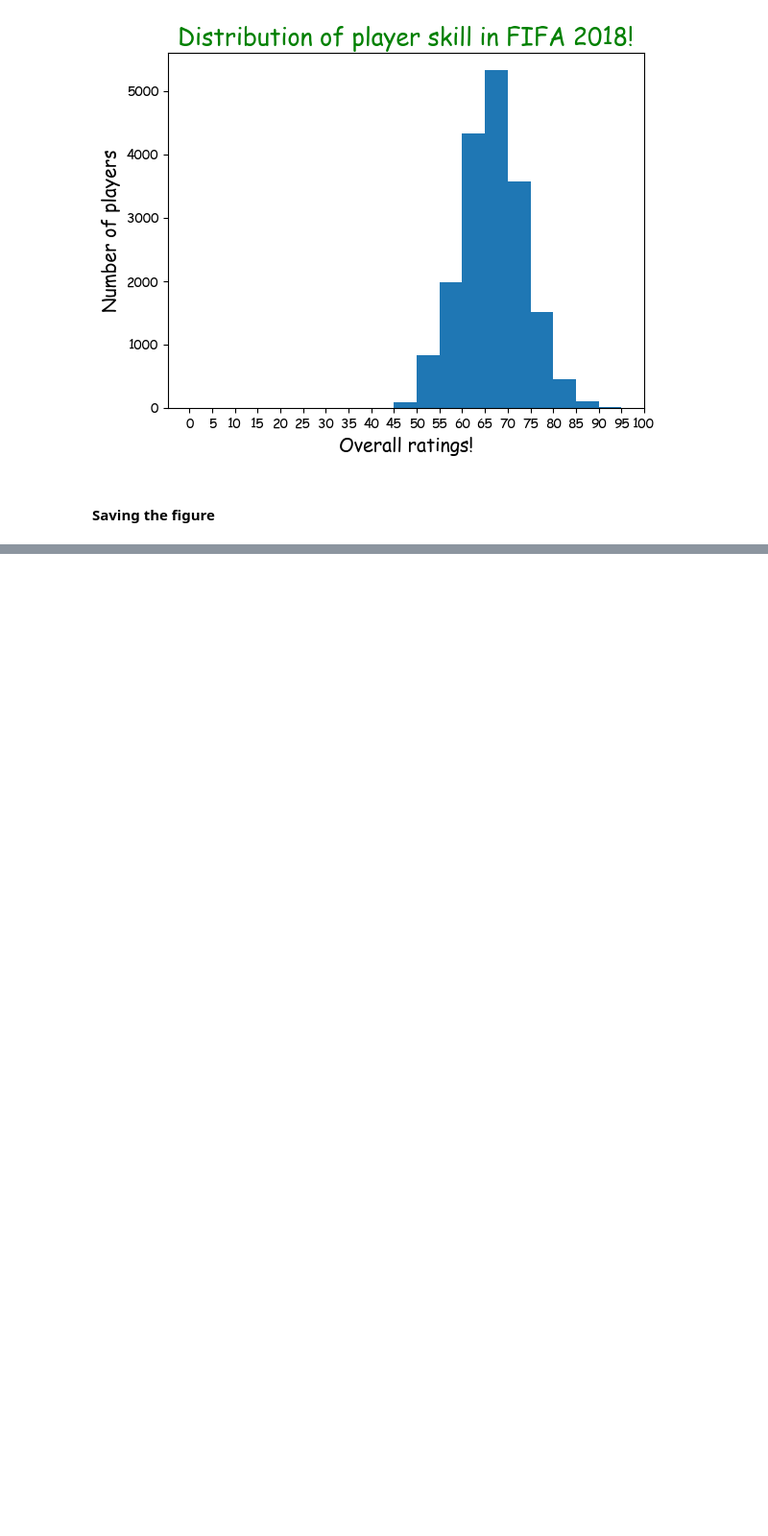
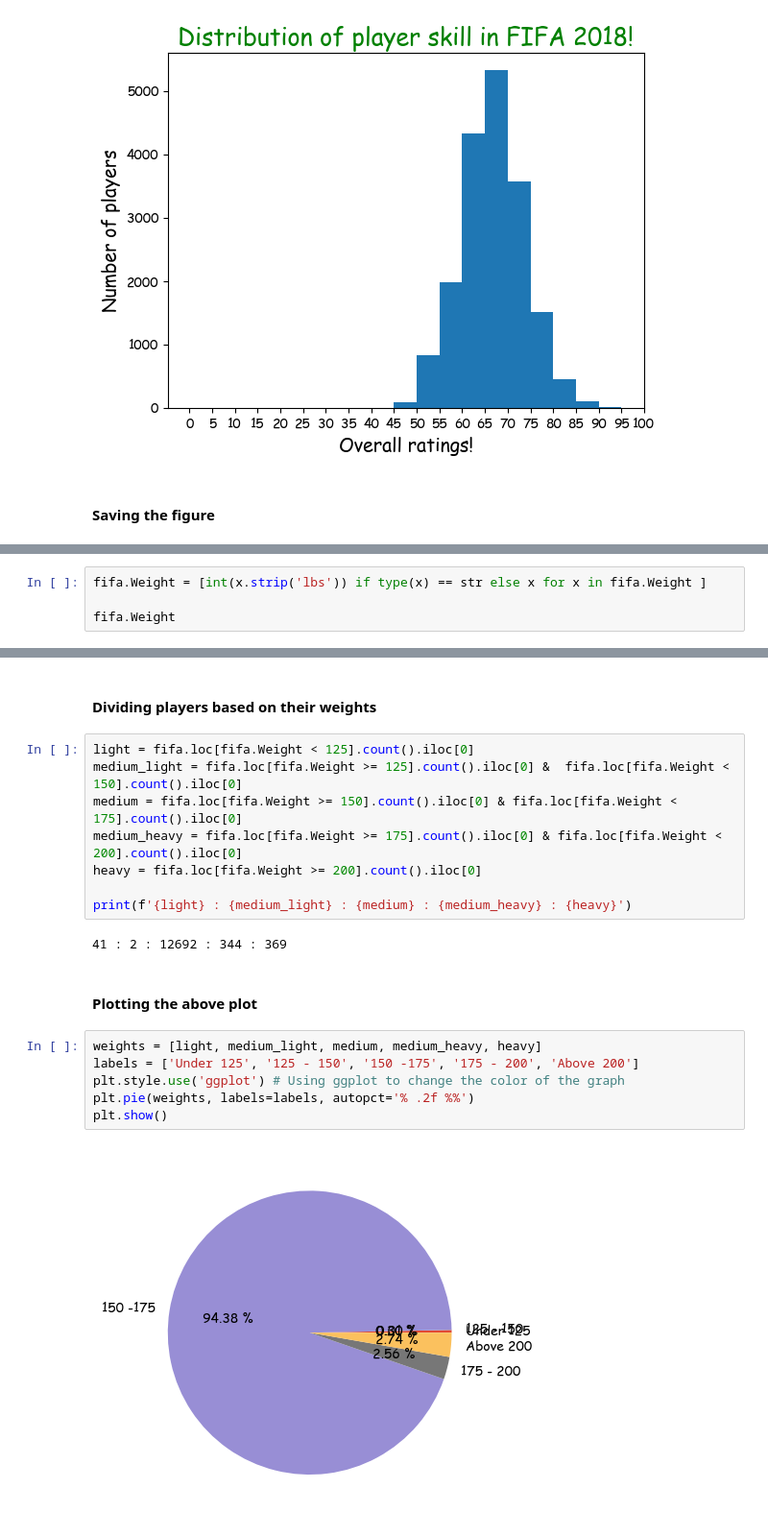
Before and after one commit to whoseunassailable/understanding_of_matplotlib, a Jupyter notebook: understanding_matplotlib.ipynb, the cells around one changed output, grey strips where cells are left out. Shown at 96% size. Cells and saved outputs as stored; diff of their text form; blank space fills up the shorter version.

```diff
--- a/understanding_matplotlib.ipynb
+++ b/understanding_matplotlib.ipynb
@@ -556,0 +619,4 @@ TypeError: Figure.savefig() missing 1 required positional argument: 'fname'
+# %%
+fifa.Weight = [int(x.strip('lbs')) if type(x) == str else x for x in fifa.Weight ]
+
+fifa.Weight
@@ -556,0 +636,22 @@ TypeError: Figure.savefig() missing 1 required positional argument: 'fname'
+# %% [markdown]
+#### Dividing players based on their weights
+# %%
+light = fifa.loc[fifa.Weight < 125].count().iloc[0]
+medium_light = fifa.loc[fifa.Weight >= 125].count().iloc[0] &  fifa.loc[fifa.Weight < 150].count().iloc[0]
+medium = fifa.loc[fifa.Weight >= 150].count().iloc[0] & fifa.loc[fifa.Weight < 175].count().iloc[0]
+medium_heavy = fifa.loc[fifa.Weight >= 175].count().iloc[0] & fifa.loc[fifa.Weight < 200].count().iloc[0]
+heavy = fifa.loc[fifa.Weight >= 200].count().iloc[0]
+
+print(f'{light} : {medium_light} : {medium} : {medium_heavy} : {heavy}')
+# %% [output]
+41 : 2 : 12692 : 344 : 369
+# %% [markdown]
+#### Plotting the above plot
+# %%
+weights = [light, medium_light, medium, medium_heavy, heavy]
+labels = ['Under 125', '125 - 150', '150 -175', '175 - 200', 'Above 200']
+plt.style.use('ggplot') # Using ggplot to change the color of the graph
+plt.pie(weights, labels=labels, autopct='% .2f %%')
+plt.show()
+# %% [output]
+[figure, added]
```
Also changed, not shown: parts of 18 cells of this notebook, 1 other file.
